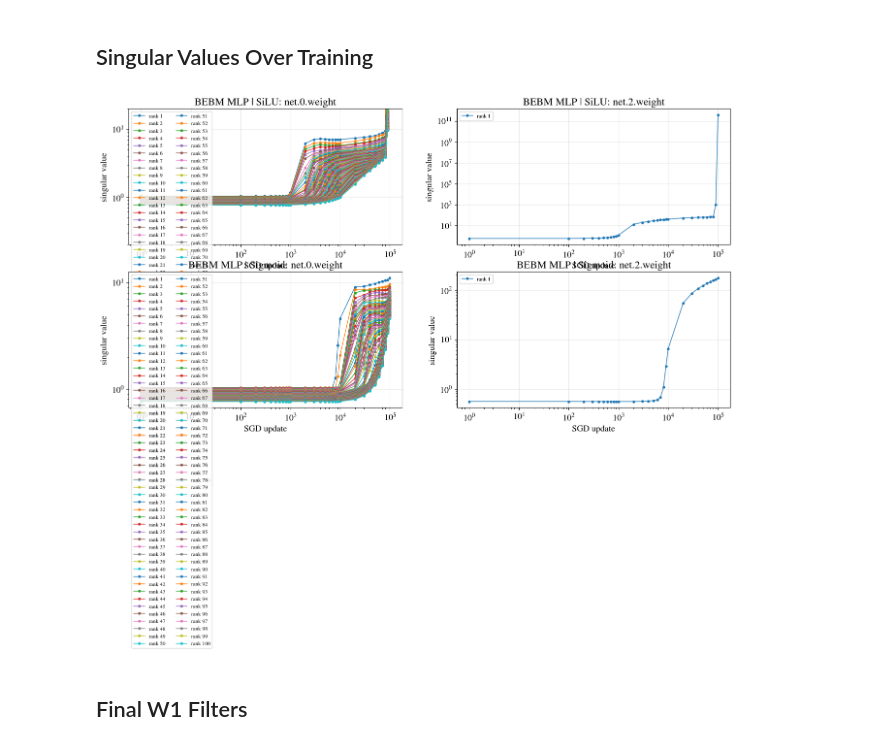
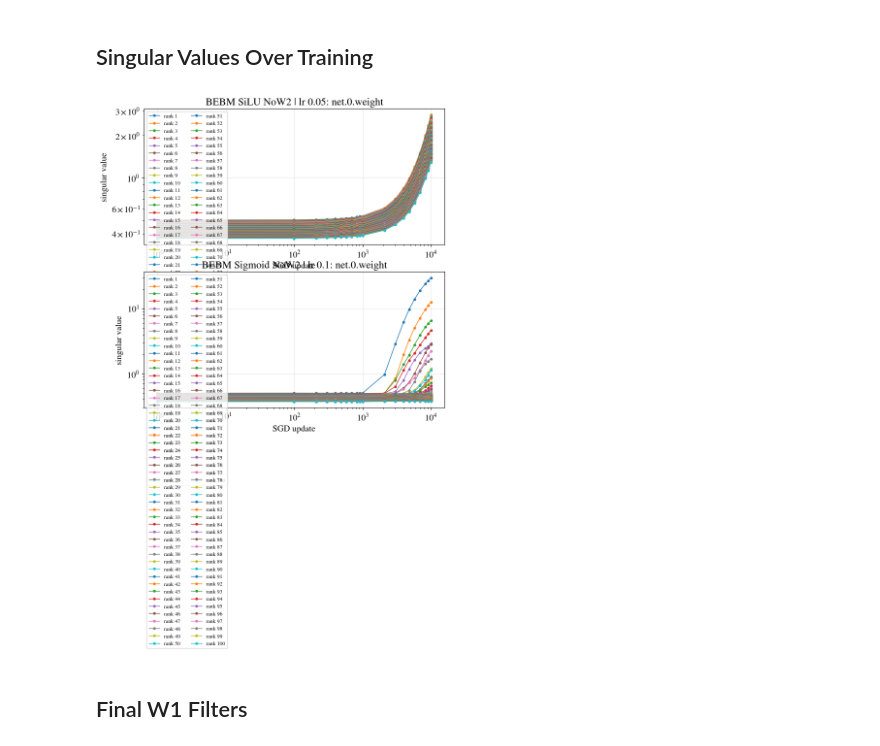
Before and after one commit to DsysDML/rbms, a Jupyter notebook: BEBM_MLP_SiLU_vs_Sigmoid.ipynb, the cells around one changed output. Saved outputs shown, nothing was run; the diff lists cells and outputs as text; code cells hidden in the pictures.

```diff
--- a/BEBM_MLP_SiLU_vs_Sigmoid.ipynb
+++ b/BEBM_MLP_SiLU_vs_Sigmoid.ipynb
@@ -287,49 +328,59 @@ def pca_from_samples(samples):
 SINGULAR_TOP_K = 100
 
 singular_history = {}
+weight_keys_by_model = {}
 
 for label, spec in MODEL_SPECS.items():
-    singular_history[label] = {"updates": [], "net.0.weight": [], "net.2.weight": []}
+    first_update = int(saved_updates_by_model[label][0])
+    weights = read_mlp_weights_from_h5(spec["filename"], first_update)
+    weight_keys = list(weights.keys())
+    weight_keys_by_model[label] = weight_keys
+    singular_history[label] = {"updates": [], **{key: [] for key in weight_keys}}
+
     for update in tqdm(selected_updates_decades(saved_updates_by_model[label]), desc=f"Singular values: {label}"):
         weights = read_mlp_weights_from_h5(spec["filename"], int(update))
         singular_history[label]["updates"].append(int(update))
-        for key in ["net.0.weight", "net.2.weight"]:
+        for key in weight_keys:
             s = torch.linalg.svdvals(weights[key]).detach().cpu().numpy()
             singular_history[label][key].append(s[:SINGULAR_TOP_K])
 
-for label in singular_history:
-    singular_history[label]["updates"] = np.asarray(singular_history[label]["updates"])
-    for key in ["net.0.weight", "net.2.weight"]:
-        singular_history[label][key] = np.asarray(singular_history[label][key])
+for label, hist in singular_history.items():
+    hist["updates"] = np.asarray(hist["updates"])
+    for key in weight_keys_by_model[label]:
+        hist[key] = np.asarray(hist[key])
 # %%
-fig, axes = plt.subplots(len(MODEL_SPECS), 2, figsize=(16, 4 * len(MODEL_SPECS)), sharex=False)
-if len(MODEL_SPECS) == 1:
-    axes = axes[None, :]
+max_num_weights = max(len(keys) for keys in weight_keys_by_model.values())
+fig, axes = plt.subplots(
+    len(MODEL_SPECS),
+    max_num_weights,
+    figsize=(8 * max_num_weights, 4 * len(MODEL_SPECS)),
+    squeeze=False,
+    sharex=False,
+)
 
 for row, (label, hist) in enumerate(singular_history.items()):
-    for col, key in enumerate(["net.0.weight", "net.2.weight"]):
+    for col, key in enumerate(weight_keys_by_model[label]):
         ax = axes[row, col]
         updates = hist["updates"]
         values = hist[key]
         n_rank = min(SINGULAR_TOP_K, values.shape[1])
         for rank in range(n_rank):
             ax.plot(updates, values[:, rank], marker=".", linewidth=1, label=f"rank {rank + 1}")
         ax.set_xscale("log")
         ax.set_yscale("log")
         ax.grid(alpha=0.3)
         ax.set_xlabel("SGD update")
         ax.set_ylabel("singular value")
         ax.set_title(f"{label}: {key}")
-        if col == 0:
-            ax.legend(ncol=2, fontsize=8)
-        elif n_rank <= 3:
-            ax.legend(fontsize=8)
+        ax.legend(ncol=2, fontsize=8)
 
-axes[0,0].set_ylim(0, 20)
+    for col in range(len(weight_keys_by_model[label]), max_num_weights):
+        axes[row, col].axis("off")
+
 plt.tight_layout()
 plt.show()
 # %% [output]
-[figure, old version]
+[figure, new version]
 # %% [markdown]
 ## Final W1 Filters
 # %%
```
Also changed, not shown: parts of 13 cells of this notebook, 3 other files.
